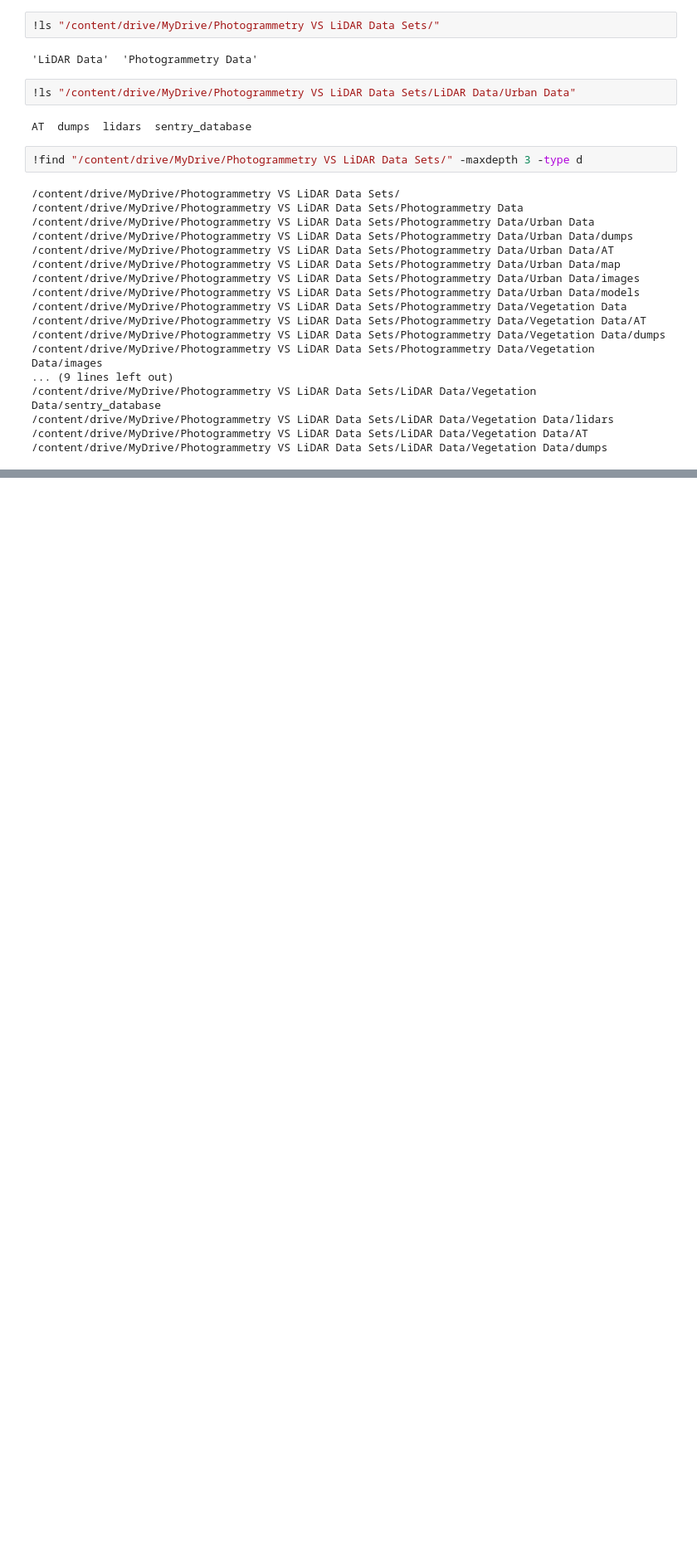
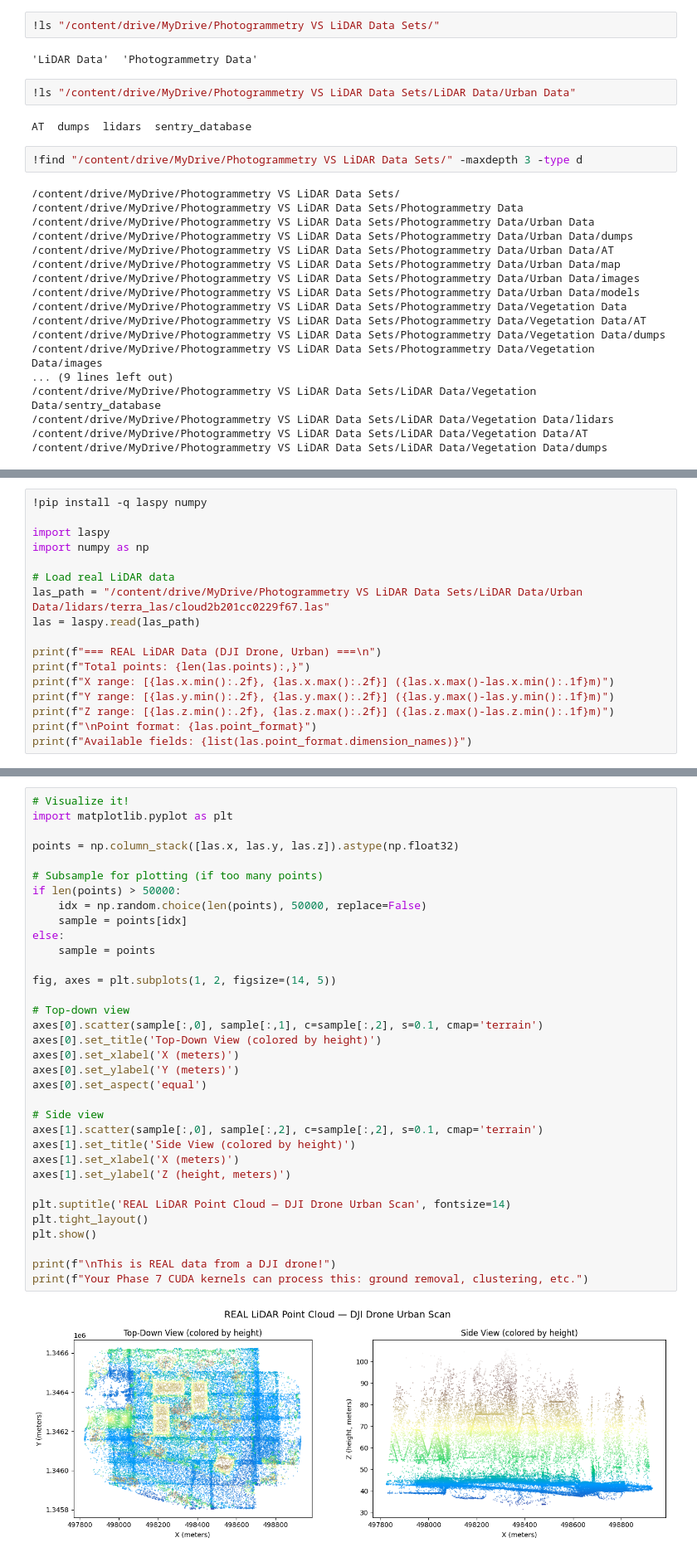
Before and after one commit to ashokmulchandani/CUDA-GPU-Colab-Computer-Vision-Project-Ashok-1, a Jupyter notebook: LIdar_vs_Photogrammetry_data.ipynb, the cells around one changed output, grey strips where cells are left out. Shown at 83% size. Drawn from its saved outputs; the diff is of its cells as text; blank space fills up the shorter version.

```diff
--- a/LIdar_vs_Photogrammetry_data.ipynb
+++ b/LIdar_vs_Photogrammetry_data.ipynb
@@ -121,0 +157,17 @@ AT  dumps  lidars  sentry_database
+# %%
+!pip install -q laspy numpy
+
+import laspy
+import numpy as np
+
+# Load real LiDAR data
+las_path = "/content/drive/MyDrive/Photogrammetry VS LiDAR Data Sets/LiDAR Data/Urban Data/lidars/terra_las/cloud2b201cc0229f67.las"
+las = laspy.read(las_path)
+
+print(f"=== REAL LiDAR Data (DJI Drone, Urban) ===\n")
+print(f"Total points: {len(las.points):,}")
+print(f"X range: [{las.x.min():.2f}, {las.x.max():.2f}] ({las.x.max()-las.x.min():.1f}m)")
+print(f"Y range: [{las.y.min():.2f}, {las.y.max():.2f}] ({las.y.max()-las.y.min():.1f}m)")
+print(f"Z range: [{las.z.min():.2f}, {las.z.max():.2f}] ({las.z.max()-las.z.min():.1f}m)")
+print(f"\nPoint format: {las.point_format}")
+print(f"Available fields: {list(las.point_format.dimension_names)}")
@@ -121,0 +184,36 @@ AT  dumps  lidars  sentry_database
+# %%
+# Visualize it!
+import matplotlib.pyplot as plt
+
+points = np.column_stack([las.x, las.y, las.z]).astype(np.float32)
+
+# Subsample for plotting (if too many points)
+if len(points) > 50000:
+    idx = np.random.choice(len(points), 50000, replace=False)
+    sample = points[idx]
+else:
+    sample = points
+
+fig, axes = plt.subplots(1, 2, figsize=(14, 5))
+
+# Top-down view
+axes[0].scatter(sample[:,0], sample[:,1], c=sample[:,2], s=0.1, cmap='terrain')
+axes[0].set_title('Top-Down View (colored by height)')
+axes[0].set_xlabel('X (meters)')
+axes[0].set_ylabel('Y (meters)')
+axes[0].set_aspect('equal')
+
+# Side view
+axes[1].scatter(sample[:,0], sample[:,2], c=sample[:,2], s=0.1, cmap='terrain')
+axes[1].set_title('Side View (colored by height)')
+axes[1].set_xlabel('X (meters)')
+axes[1].set_ylabel('Z (height, meters)')
+
+plt.suptitle('REAL LiDAR Point Cloud — DJI Drone Urban Scan', fontsize=14)
+plt.tight_layout()
+plt.show()
+
+print(f"\nThis is REAL data from a DJI drone!")
+print(f"Your Phase 7 CUDA kernels can process this: ground removal, clustering, etc.")
+# %% [output]
+[figure, added]
```
Also changed, not shown: parts of 5 cells of this notebook.
